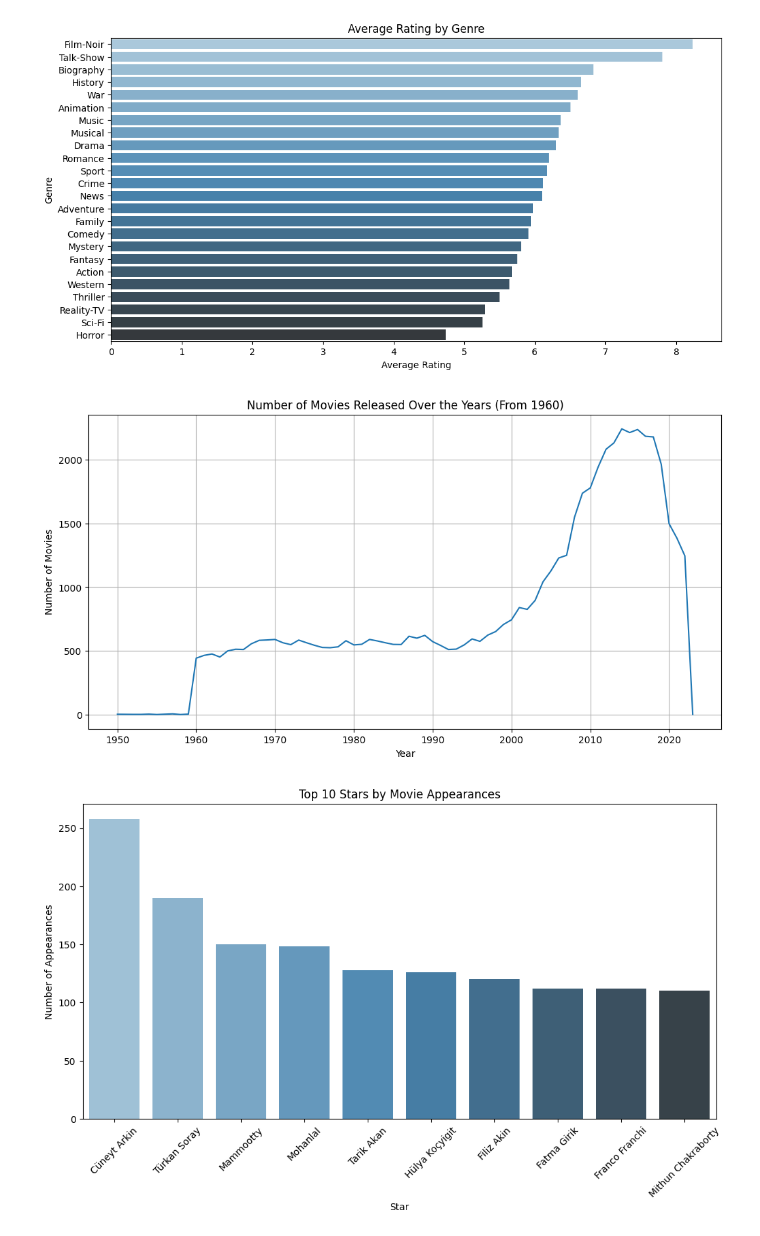
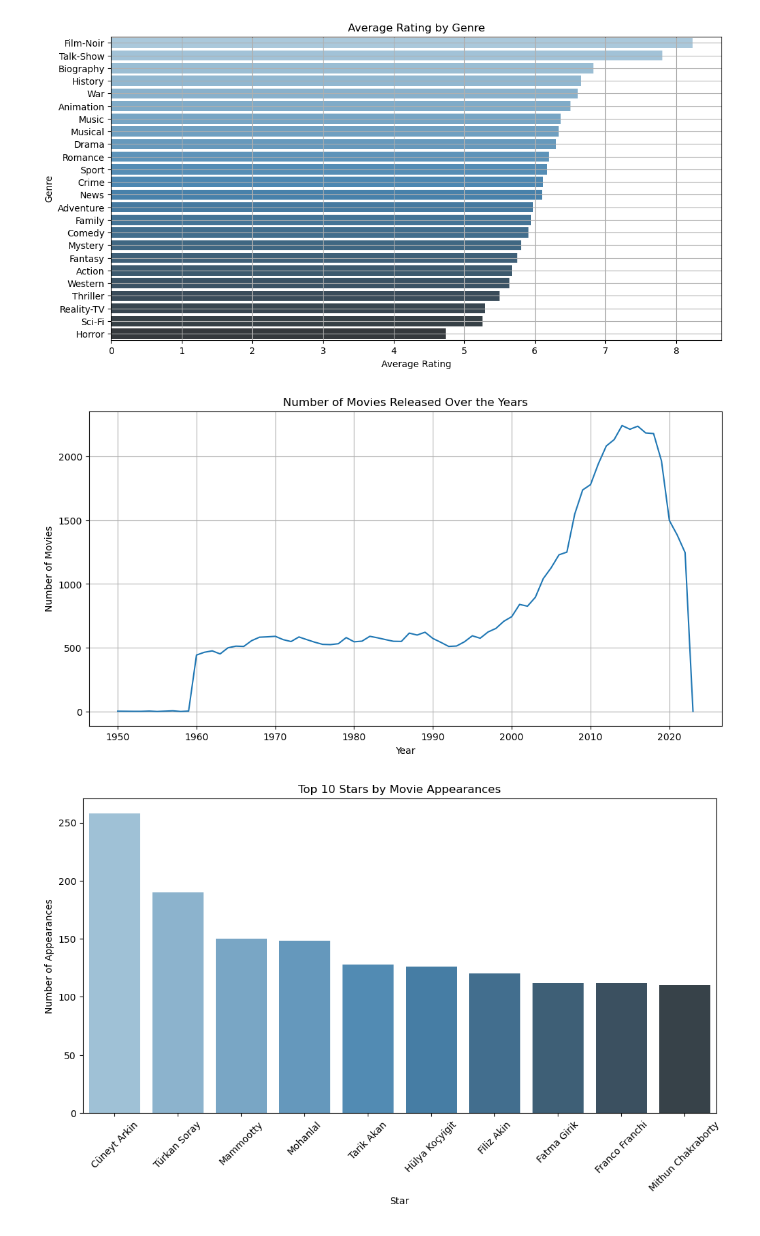
Before and after one commit to huynm116/ds-project, a Jupyter notebook: analysis/analysis.ipynb, the cells around one changed output. Saved outputs shown, nothing was run; the diff lists cells and outputs as text; code cells hidden in the pictures.

```diff
--- a/analysis/analysis.ipynb
+++ b/analysis/analysis.ipynb
@@ -64,26 +65,27 @@ plt.show()
 # %%
 # 5. Average rating by genre
 genres = movies_df['genres'].apply(lambda x: x.split(','))
 genres_list = []
 for genre in genres:
     genres_list.extend(genre)
 unique_genres = list(set(genres_list))
 
 genre_rating = {}
 for genre in unique_genres:
     genre_rating[genre] = merged_df[merged_df['genres'].apply(lambda x: genre in x)]['rating'].mean()
 
 sorted_genre_rating = sorted(genre_rating.items(), key=lambda x: x[1], reverse=True)
 genres, ratings = zip(*sorted_genre_rating)
 
 plt.figure(figsize=(12, 6))
 sns.barplot(x=np.array(ratings), y=np.array(genres), palette='Blues_d')
 plt.title('Average Rating by Genre')
 plt.xlabel('Average Rating')
 plt.ylabel('Genre')
+plt.grid(True)
 plt.show()
 # %% [output]
-[figure, old version]
+[figure, new version]
 # %%
 # 6. Number of movies released over the years from 1950
 movies_from_1950 = all_movies_df[all_movies_df['year'] >= 1950]
@@ -92,13 +94,13 @@ movies_per_year = movies_from_1950.groupby('year')['title'].count()
 
 plt.figure(figsize=(12, 6))
 movies_per_year.plot(kind='line')
-plt.title('Number of Movies Released Over the Years (From 1960)')
+plt.title('Number of Movies Released Over the Years')
 plt.xlabel('Year')
 plt.ylabel('Number of Movies')
 plt.grid(True)
 plt.show()
 # %% [output]
-[figure, old version]
+[figure, new version]
 # %%
 # 7. Top 10 stars by their appearance in movies
 all_movies_df['stars'] = all_movies_df['stars'].apply(lambda x: x.split(',') if isinstance(x, str) else [])
```
Also changed, not shown: parts of 13 cells of this notebook.
